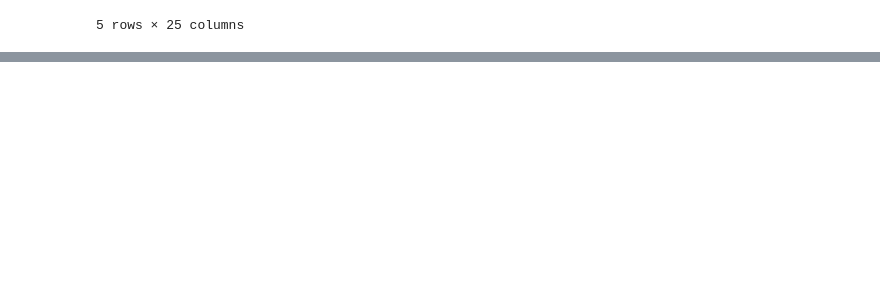
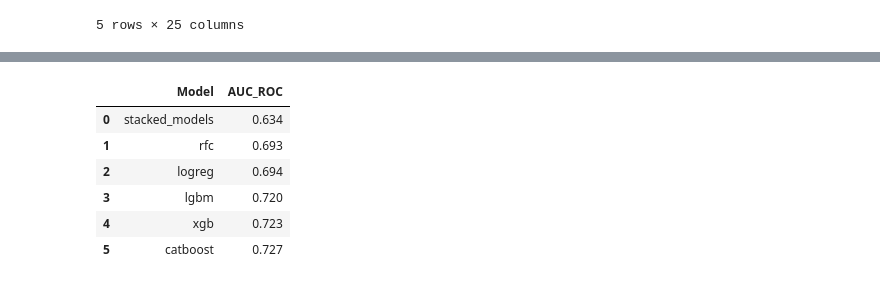
Before and after one commit to ameni-ayedi/Kaggle-Playground, a Jupyter notebook: Season 5/Diabetes Prediction Challenge/Diabetes Prediction Challenge.ipynb, the cells around one changed output, grey strips where cells are left out. Cells and saved outputs as stored; diff of their text form; code cells hidden in the pictures; blank space fills up the shorter version.

Commit message:
Diabetes Prediction Challenge | Version 1

```diff
--- a/Season 5/Diabetes Prediction Challenge/Diabetes Prediction Challenge.ipynb
+++ b/Season 5/Diabetes Prediction Challenge/Diabetes Prediction Challenge.ipynb
@@ -32,0 +235,11 @@ ss_df.head()
+# %%
+ensemble=StackingClassifier(
+    estimators=[("catboost",catboost),
+                ("lgbm",lgbm),
+                ("xgb",xgb),
+                ("rfc",rfc)],
+    final_estimator=LogisticRegression(),
+    stack_method="predict_proba",
+    cv=5)
+# %%
+ensemble.fit(X_train, y_train)
@@ -32,0 +281,5 @@ ss_df.head()
+# %%
+y_pred = ensemble.predict(X_test)
+print(f"VotingClassifier Accuracy: {accuracy_score(y_test, y_pred):.3f}")
+print(f"ROC AUC Score: {round(roc_auc_score(y_test, y_pred),3)}")
+print(f"Classification Report: \n{classification_report(y_test, y_pred)}")
@@ -32,0 +298,14 @@ ss_df.head()
+# %%
+models = ["logreg","catboost","lgbm","xgb","rfc","stacked_models"]
+auc_roc= [logreg_auc_score, catboost_auc_score, lgbm_auc_score, xgb_auc_score, rfc_auc_score, round(roc_auc_score(y_test, y_pred),3)]
+# %%
+model_auc_roc = pd.DataFrame({"Model": models, "AUC_ROC": auc_roc})
+model_auc_roc.sort_values("AUC_ROC",ignore_index=True)
+# %% [output]
+|  | Model | AUC_ROC |
+| 0 | stacked_models | 0.634 |
+| 1 | rfc | 0.693 |
+| 2 | logreg | 0.694 |
+| 3 | lgbm | 0.720 |
+| 4 | xgb | 0.723 |
+| 5 | catboost | 0.727 |
```
Also changed, not shown: parts of 43 cells of this notebook.
